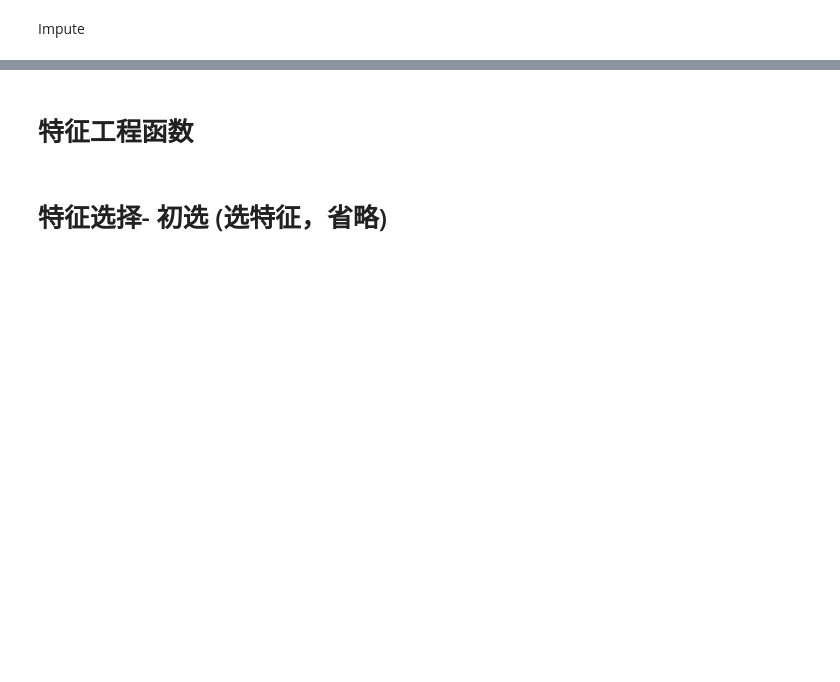
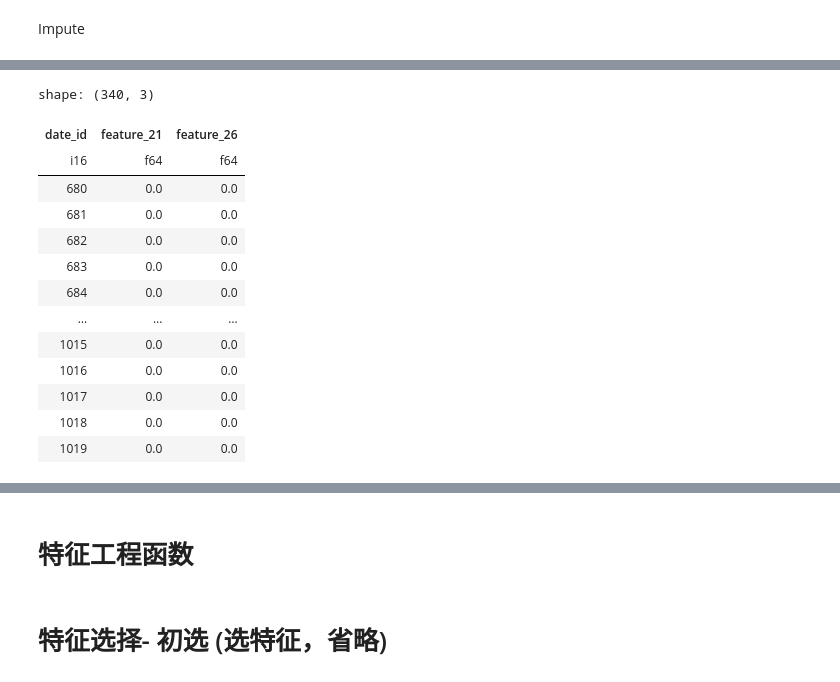
Before and after one commit to Jackson00Han/Jane-Street-Time-Series-Forecasting, a Jupyter notebook: main.ipynb, the cells around one changed output, grey strips where cells are left out. Drawn from its saved outputs; the diff is of its cells as text; code cells hidden in the pictures; blank space fills up the shorter version.

```diff
--- a/main.ipynb
+++ b/main.ipynb
@@ -327,0 +478,25 @@ lf_imp.collect(streaming=True).write_parquet(f"{P('local', cfg['paths']['cache']
+# %%
+# 按日期看缺失是否“早期更高”（冷启动特征）
+cols = ["feature_21","feature_26"]  # 换成你缺失最高的几列
+by_date = (
+    lf_imp.group_by("date_id")
+          .agg([pl.col(c).is_null().mean().alias(c) for c in cols])
+          .sort("date_id")
+          .collect()
+)
+by_date  # 冷启动型会在较早的 date_id 更高，然后趋于稳定
+# %% [output]
+shape: (340, 3)
+| date_id | feature_21 | feature_26 |
+| i16 | f64 | f64 |
+| 680 | 0.0 | 0.0 |
+| 681 | 0.0 | 0.0 |
+| 682 | 0.0 | 0.0 |
+| 683 | 0.0 | 0.0 |
+| 684 | 0.0 | 0.0 |
+| … | … | … |
+| 1015 | 0.0 | 0.0 |
+| 1016 | 0.0 | 0.0 |
+| 1017 | 0.0 | 0.0 |
+| 1018 | 0.0 | 0.0 |
+| 1019 | 0.0 | 0.0 |
```
Also changed, not shown: parts of 22 cells of this notebook, 1 other file.
